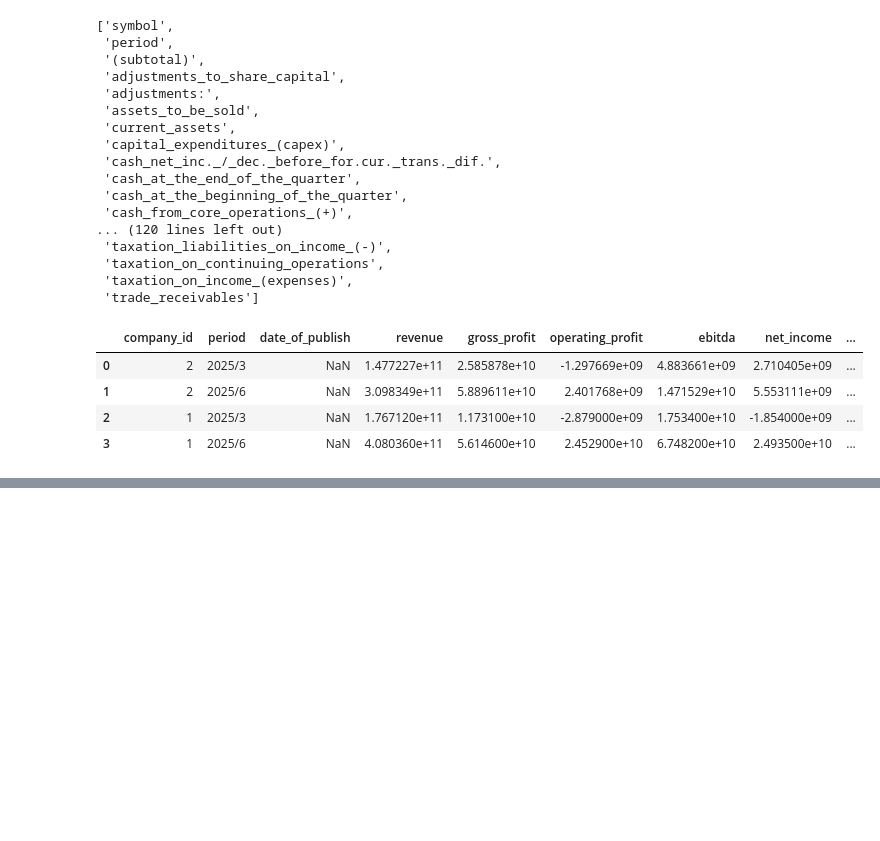
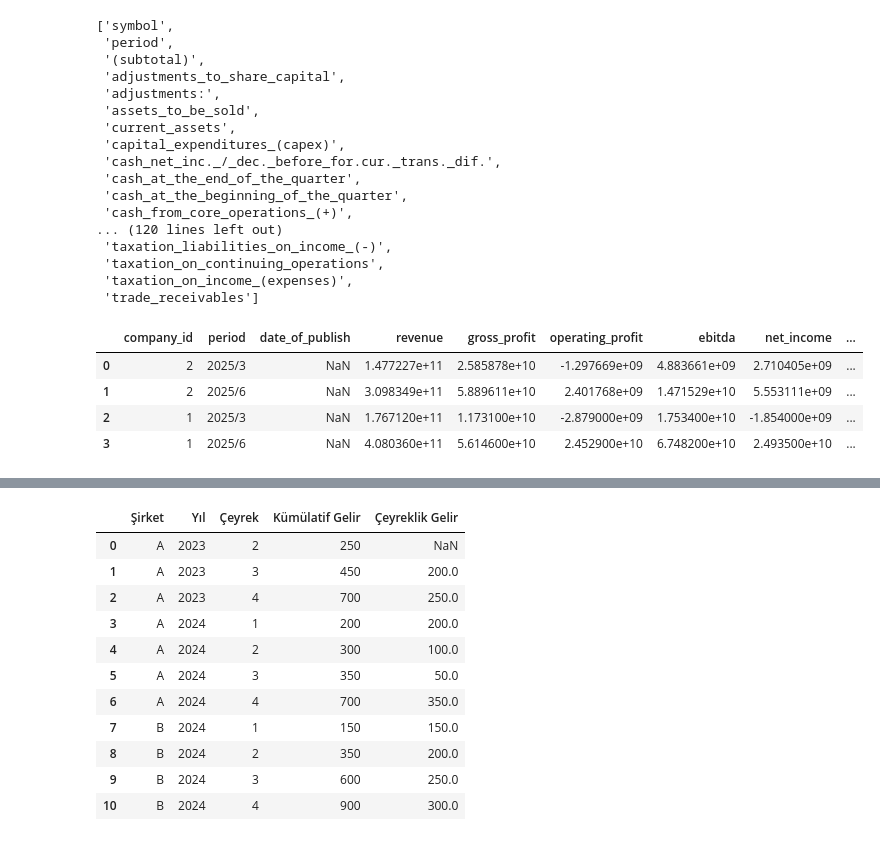
Before and after one commit to barbarosugurkan/portfolio-backtest-project, a Jupyter notebook: docs/test_fetch_financials.ipynb, the cells around one changed output, grey strips where cells are left out. Saved outputs shown, nothing was run; the diff lists cells and outputs as text; code cells hidden in the pictures; blank space fills up the shorter version.

```diff
--- a/docs/test_fetch_financials.ipynb
+++ b/docs/test_fetch_financials.ipynb
@@ -142,0 +305,16 @@ df_pivoted
+# %%
+import pandas as pd
+import numpy as np
+
+# Örnek kümülatif gelir verisi
+data = {
+    'Şirket': ['A', 'A', 'A', 'A', 'B', 'B', 'B', 'B'],
+    'Yıl': [2023, 2023, 2023, 2023, 2024, 2024, 2024, 2024],
+    'Çeyrek': [1, 2, 3, 4, 1, 2, 3, 4],
+    'Kümülatif Gelir': [100, 250, 450, 700, 150, 350, 600, 900]
+}
+
+df = pd.DataFrame(data)
+
+df["Çeyreklik Gelir"] = df.groupby("Şirket")["Kümülatif Gelir"].diff()
+df
@@ -142,0 +331,34 @@ df_pivoted
+# %%
+import pandas as pd
+import numpy as np
+
+# Örnek kümülatif gelir verisi
+data = {
+    'Şirket': ['A', 'A', 'A', 'A','A', 'A', 'A', 'A', 'B', 'B', 'B', 'B'],
+    'Yıl': [2023, 2023, 2023, 2023, 2024, 2024, 2024, 2024, 2024, 2024, 2024, 2024],
+    'Çeyrek': [1, 2, 3, 4,1, 2, 3, 4, 1, 2, 3, 4],
+    'Kümülatif Gelir': [100, 250, 450, 700, 200,300,350,700, 150, 350, 600, 900]
+}
+
+df = df.sort_values(by=['Şirket', 'Yıl', 'Çeyrek']).reset_index(drop=True)
+
+df['Çeyreklik Gelir'] = np.where(
+    df['Çeyrek'] == 1,
+    df['Kümülatif Gelir'],
+    df.groupby(['Şirket',"Yıl"])['Kümülatif Gelir'].diff()
+)
+
+df
+# %% [output]
+|  | Şirket | Yıl | Çeyrek | Kümülatif Gelir | Çeyreklik Gelir |
+| 0 | A | 2023 | 2 | 250 | NaN |
+| 1 | A | 2023 | 3 | 450 | 200.0 |
+| 2 | A | 2023 | 4 | 700 | 250.0 |
+| 3 | A | 2024 | 1 | 200 | 200.0 |
+| 4 | A | 2024 | 2 | 300 | 100.0 |
+| 5 | A | 2024 | 3 | 350 | 50.0 |
+| 6 | A | 2024 | 4 | 700 | 350.0 |
+| 7 | B | 2024 | 1 | 150 | 150.0 |
+| 8 | B | 2024 | 2 | 350 | 200.0 |
+| 9 | B | 2024 | 3 | 600 | 250.0 |
+| 10 | B | 2024 | 4 | 900 | 300.0 |
```
Also changed, not shown: parts of 9 cells of this notebook, 4 other files.
